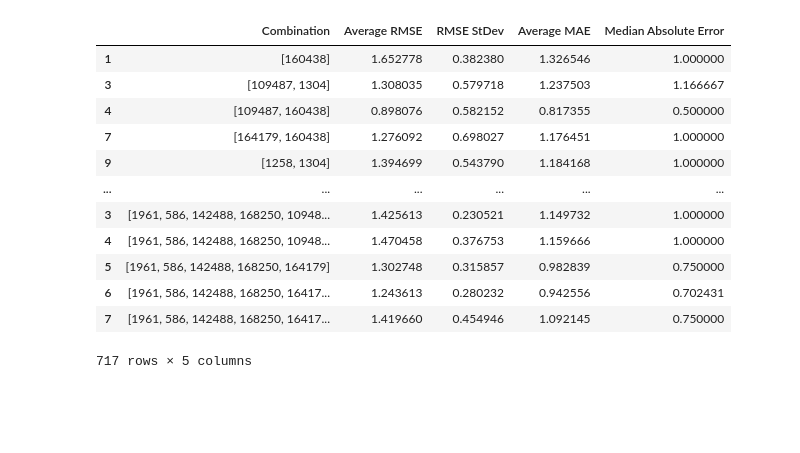
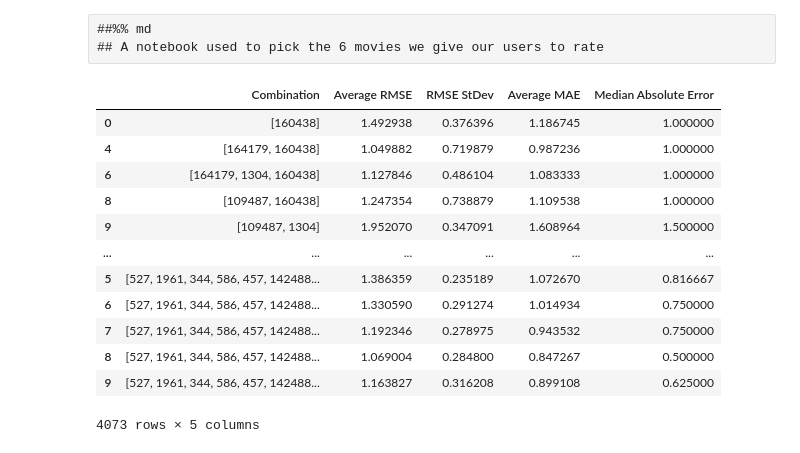
Before and after one commit to koalapowered/thesis, a Jupyter notebook: results_analysis.ipynb, the cells around one changed output. Drawn from its saved outputs; the diff is of its cells as text; code cells hidden in the pictures; blank space fills up the shorter version.

```diff
--- a/results_analysis.ipynb
+++ b/results_analysis.ipynb
@@ -1,24 +1,26 @@
+# %% [raw]
+##%% md
+## A notebook used to pick the 6 movies we give our users to rate
 # %%
 import pandas as pd
 import matplotlib.pyplot as plt
 # %%
 results = []
-for i in range(10,721,10):
-    results.append(pd.read_pickle(f'results{i}'))
-results.append(pd.read_pickle('results729'))
+for i in range(10,4096,10):
+    results.append(pd.read_pickle(f'results___{i}'))
 df = pd.concat(results).dropna().drop(columns='Processing Time')
 df
 # %% [output]
 |  | Combination | Average RMSE | RMSE StDev | Average MAE | Median Absolute Error |
-| 1 | [160438] | 1.652778 | 0.382380 | 1.326546 | 1.000000 |
-| 3 | [109487, 1304] | 1.308035 | 0.579718 | 1.237503 | 1.166667 |
-| 4 | [109487, 160438] | 0.898076 | 0.582152 | 0.817355 | 0.500000 |
-| 7 | [164179, 160438] | 1.276092 | 0.698027 | 1.176451 | 1.000000 |
-| 9 | [1258, 1304] | 1.394699 | 0.543790 | 1.184168 | 1.000000 |
+| 0 | [160438] | 1.492938 | 0.376396 | 1.186745 | 1.000000 |
+| 4 | [164179, 160438] | 1.049882 | 0.719879 | 0.987236 | 1.000000 |
+| 6 | [164179, 1304, 160438] | 1.127846 | 0.486104 | 1.083333 | 1.000000 |
+| 8 | [109487, 160438] | 1.247354 | 0.738879 | 1.109538 | 1.000000 |
+| 9 | [109487, 1304] | 1.952070 | 0.347091 | 1.608964 | 1.500000 |
 | ... | ... | ... | ... | ... | ... |
-| 3 | [1961, 586, 142488, 168250, 10948... | 1.425613 | 0.230521 | 1.149732 | 1.000000 |
-| 4 | [1961, 586, 142488, 168250, 10948... | 1.470458 | 0.376753 | 1.159666 | 1.000000 |
-| 5 | [1961, 586, 142488, 168250, 164179] | 1.302748 | 0.315857 | 0.982839 | 0.750000 |
-| 6 | [1961, 586, 142488, 168250, 16417... | 1.243613 | 0.280232 | 0.942556 | 0.702431 |
-| 7 | [1961, 586, 142488, 168250, 16417... | 1.419660 | 0.454946 | 1.092145 | 0.750000 |
+| 5 | [527, 1961, 344, 586, 457, 142488... | 1.386359 | 0.235189 | 1.072670 | 0.816667 |
+| 6 | [527, 1961, 344, 586, 457, 142488... | 1.330590 | 0.291274 | 1.014934 | 0.750000 |
+| 7 | [527, 1961, 344, 586, 457, 142488... | 1.192346 | 0.278975 | 0.943532 | 0.750000 |
+| 8 | [527, 1961, 344, 586, 457, 142488... | 1.069004 | 0.284800 | 0.847267 | 0.500000 |
+| 9 | [527, 1961, 344, 586, 457, 142488... | 1.163827 | 0.316208 | 0.899108 | 0.625000 |
-717 rows × 5 columns
+4073 rows × 5 columns
```
Also changed, not shown: parts of 12 cells of this notebook, 5 other files.
